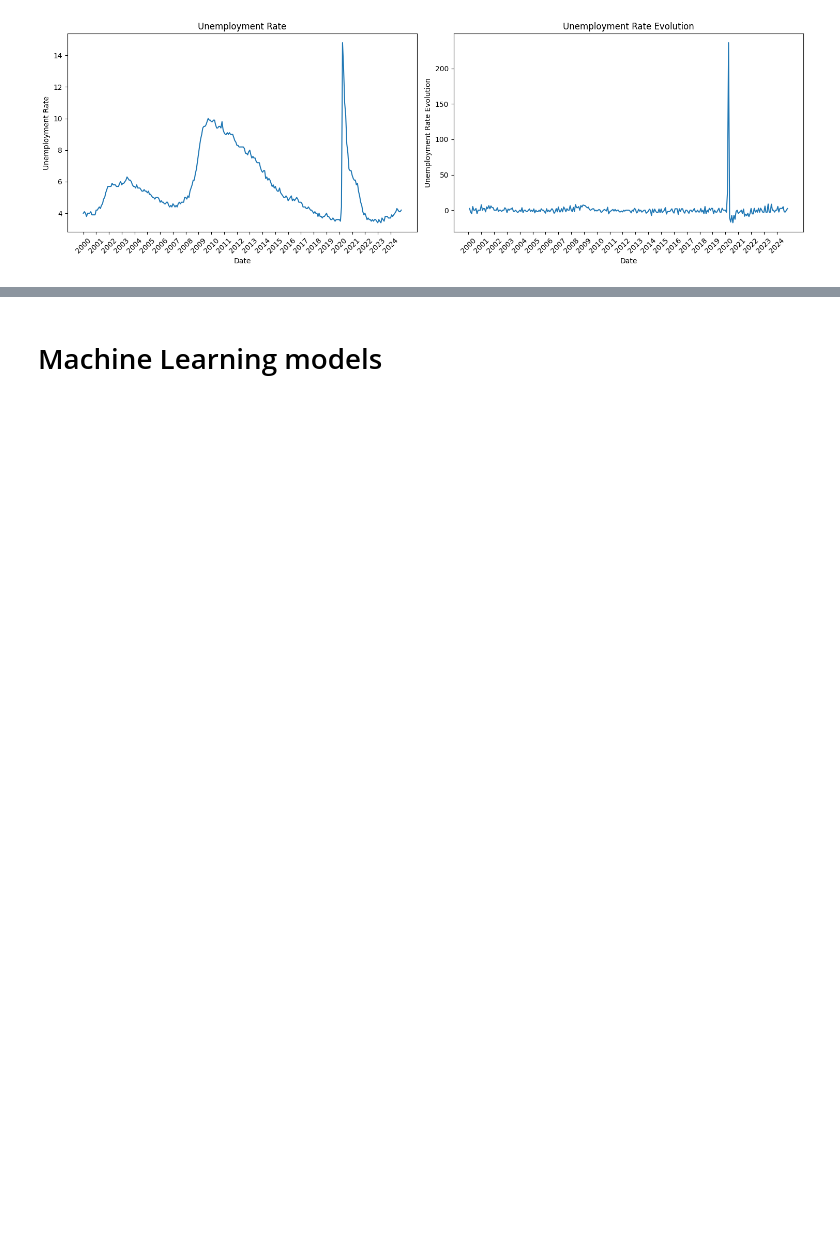
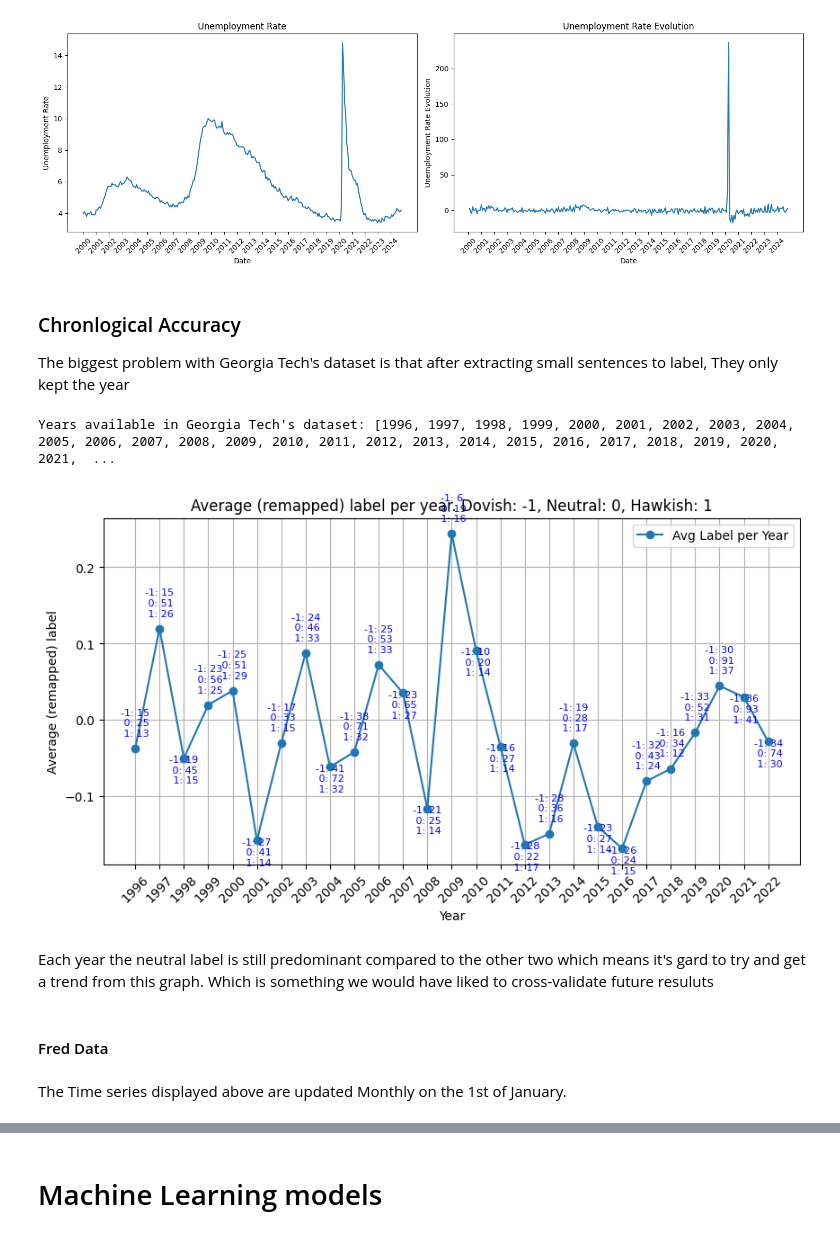
Before and after one commit to MachtaYassine/MLPMT, a Jupyter notebook: main_final.ipynb, the cells around one changed output, grey strips where cells are left out. Saved outputs shown, nothing was run; the diff lists cells and outputs as text; code cells hidden in the pictures; blank space fills up the shorter version.

```diff
--- a/main_final.ipynb
+++ b/main_final.ipynb
@@ -227,3 +328,74 @@ plt.tight_layout()
 plt.show()
 # %% [output]
 [figure]
+# %% [markdown]
+### Chronlogical Accuracy
+
+The biggest problem with Georgia Tech's dataset is that after extracting small sentences to label, They only kept the year
+# %%
+# years available in Georgia Tech's dataset
+years = georgia_tech_df['year'].unique()
+print(f'Years available in Georgia Tech\'s dataset: {sorted(years)}')
+
+georgia_tech_df['label_mapped'] = georgia_tech_df['label'].map({0: -1, 1: 1, 2: 0})
+#average label per year
+avg_label_per_year = georgia_tech_df.groupby('year')['label_mapped'].mean()
+# Calculate counts of each label per year
+counts_per_year = georgia_tech_df.groupby(['year', 'label_mapped']).size().unstack(fill_value=0)
+
+# Prepare the years and counts for plotting
+years = sorted(georgia_tech_df['year'].unique())
+counts_dict = counts_per_year.to_dict(orient='index')
+
+# Plot average label per year
+plt.figure(figsize=(10, 5))
+plt.plot(avg_label_per_year, marker='o', label='Avg Label per Year')
+plt.title('Average (remapped) label per year. Dovish: -1, Neutral: 0, Hawkish: 1')
+plt.xlabel('Year')
+plt.ylabel('Average (remapped) label')
+plt.xticks(years, rotation=45)
+plt.grid()
+
+# Annotate with counts
+prev_avg = None
+for i, year in enumerate(years):
+    avg = avg_label_per_year.loc[year]
+    counts = counts_dict.get(year, {})
+    label_text = (
+        f"-1: {counts.get(-1, 0)}\n"
+        f" 0: {counts.get(0, 0)}\n"
+        f" 1: {counts.get(1, 0)}"
+    )
+
+    # Determine placement based on slope or position
+    if i > 0:
+        prev_avg = avg_label_per_year.loc[years[i - 1]]
+        slope = avg - prev_avg
+        if slope > 0:
+            xytext = (0, 10)  # Place above for upward slope
+        else:
+            xytext = (0, -20)  # Place below for downward slope
+    else:
+        xytext = (0, 10)  # Default for the first point
+
+    plt.annotate(
+        label_text,
+        (year, avg),
+        textcoords="offset points",
+        xytext=xytext,
+        ha="center",
+        fontsize=8,
+        color='blue'
+    )
+
+plt.legend()
+plt.show()
+# %% [output]
+Years available in Georgia Tech's dataset: [1996, 1997, 1998, 1999, 2000, 2001, 2002, 2003, 2004, 2005, 2006, 2007, 2008, 2009, 2010, 2011, 2012, 2013, 2014, 2015, 2016, 2017, 2018, 2019, 2020, 2021,  ...
+[figure, added]
+# %% [markdown]
+Each year the neutral label is still predominant compared to the other two which means it's gard to try and get a trend from this graph. Which is something we would have liked to cross-validate future resuluts
+# %% [markdown]
+#### Fred Data
+# %% [markdown]
+The Time series displayed above are updated Monthly on the 1st of January.
```
Also changed, not shown: parts of 23 cells of this notebook.
